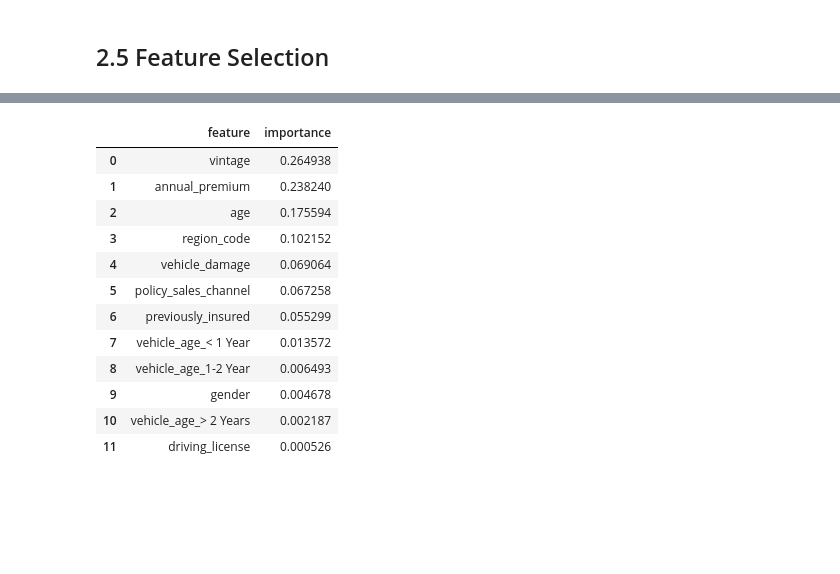
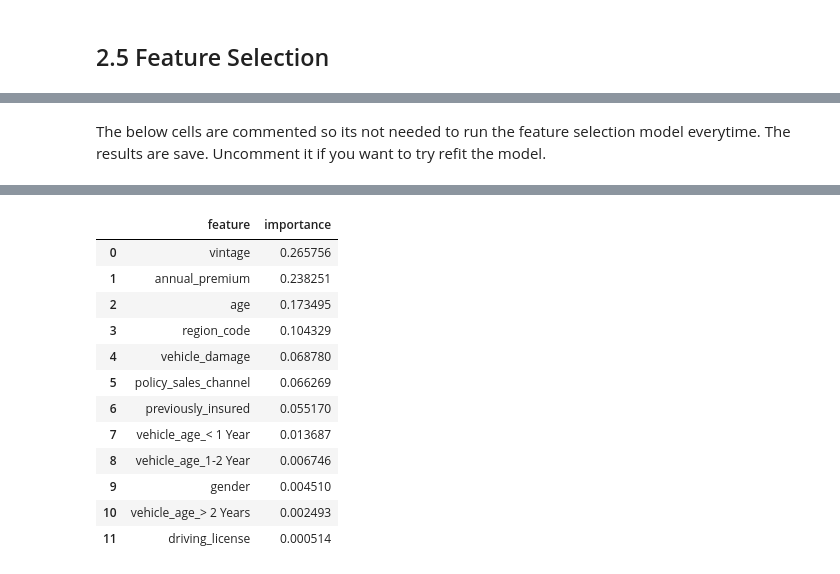
Before and after one commit to iury-repo/health_insurance_cs, a Jupyter notebook: notebooks/0.01-ims-data-wrangling.ipynb, the cells around one changed output, grey strips where cells are left out. Drawn from its saved outputs; the diff is of its cells as text; code cells hidden in the pictures; blank space fills up the shorter version.

```diff
--- a/notebooks/0.01-ims-data-wrangling.ipynb
+++ b/notebooks/0.01-ims-data-wrangling.ipynb
@@ -229,6 +250,9 @@ class FeatureSelection:
+# %% [markdown]
+The below cells are commented so its not needed to run the feature selection model everytime. The results are save.
+Uncomment it if you want to try refit the model.
 # %%
-fs = FeatureSelection()
-feat_importance = fs.feature_importance(X_full, y_full)
-feat_importance
+# fs = FeatureSelection()
+# feat_importance = fs.feature_importance(X_full, y_full)
+# feat_importance
 # %% [output]
 [Parallel(n_jobs=-1)]: Using backend ThreadingBackend with 4 concurrent workers.
@@ -238,13 +262,13 @@ feat_importance
 |  | feature | importance |
-| 0 | vintage | 0.264938 |
-| 1 | annual_premium | 0.238240 |
-| 2 | age | 0.175594 |
-| 3 | region_code | 0.102152 |
-| 4 | vehicle_damage | 0.069064 |
-| 5 | policy_sales_channel | 0.067258 |
-| 6 | previously_insured | 0.055299 |
-| 7 | vehicle_age_< 1 Year | 0.013572 |
-| 8 | vehicle_age_1-2 Year | 0.006493 |
-| 9 | gender | 0.004678 |
-| 10 | vehicle_age_> 2 Years | 0.002187 |
-| 11 | driving_license | 0.000526 |
+| 0 | vintage | 0.265756 |
+| 1 | annual_premium | 0.238251 |
+| 2 | age | 0.173495 |
+| 3 | region_code | 0.104329 |
+| 4 | vehicle_damage | 0.068780 |
+| 5 | policy_sales_channel | 0.066269 |
+| 6 | previously_insured | 0.055170 |
+| 7 | vehicle_age_< 1 Year | 0.013687 |
+| 8 | vehicle_age_1-2 Year | 0.006746 |
+| 9 | gender | 0.004510 |
+| 10 | vehicle_age_> 2 Years | 0.002493 |
+| 11 | driving_license | 0.000514 |
```
Also changed, not shown: parts of 12 cells of this notebook.
